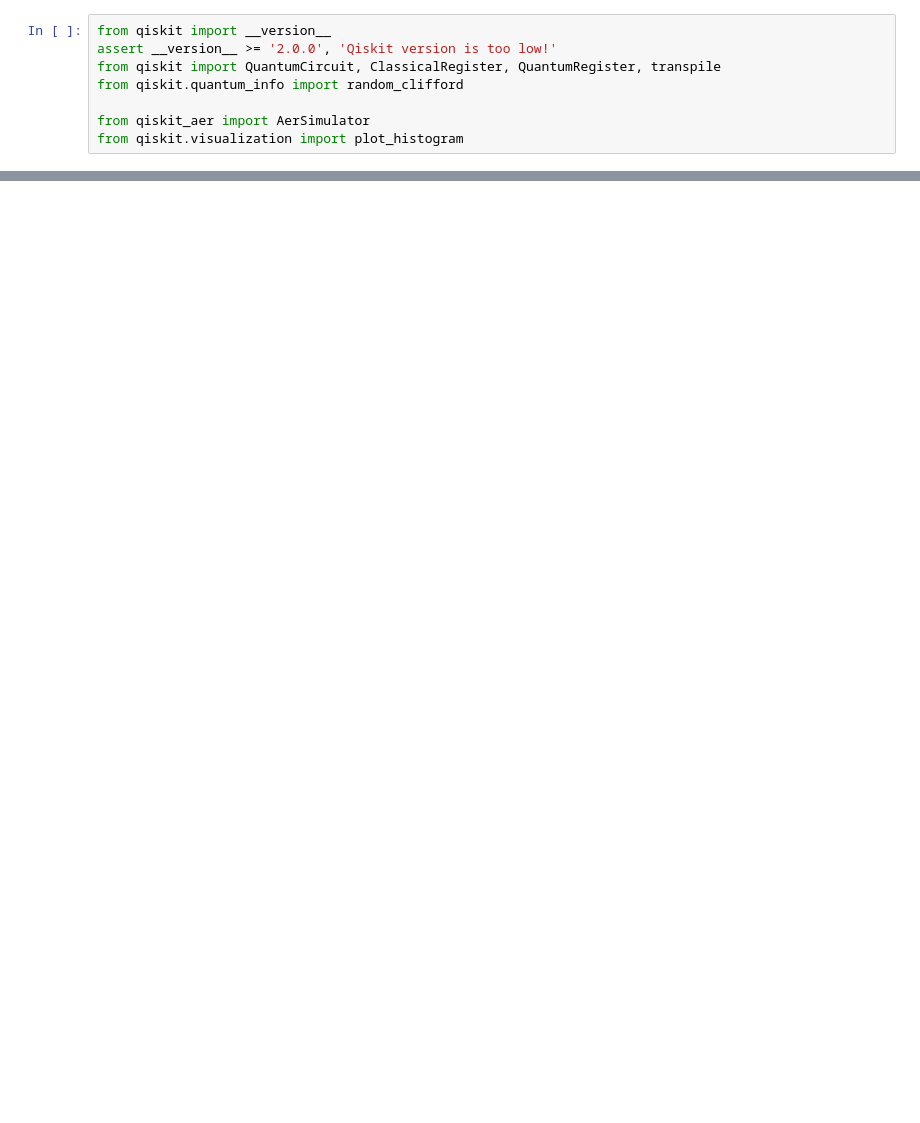
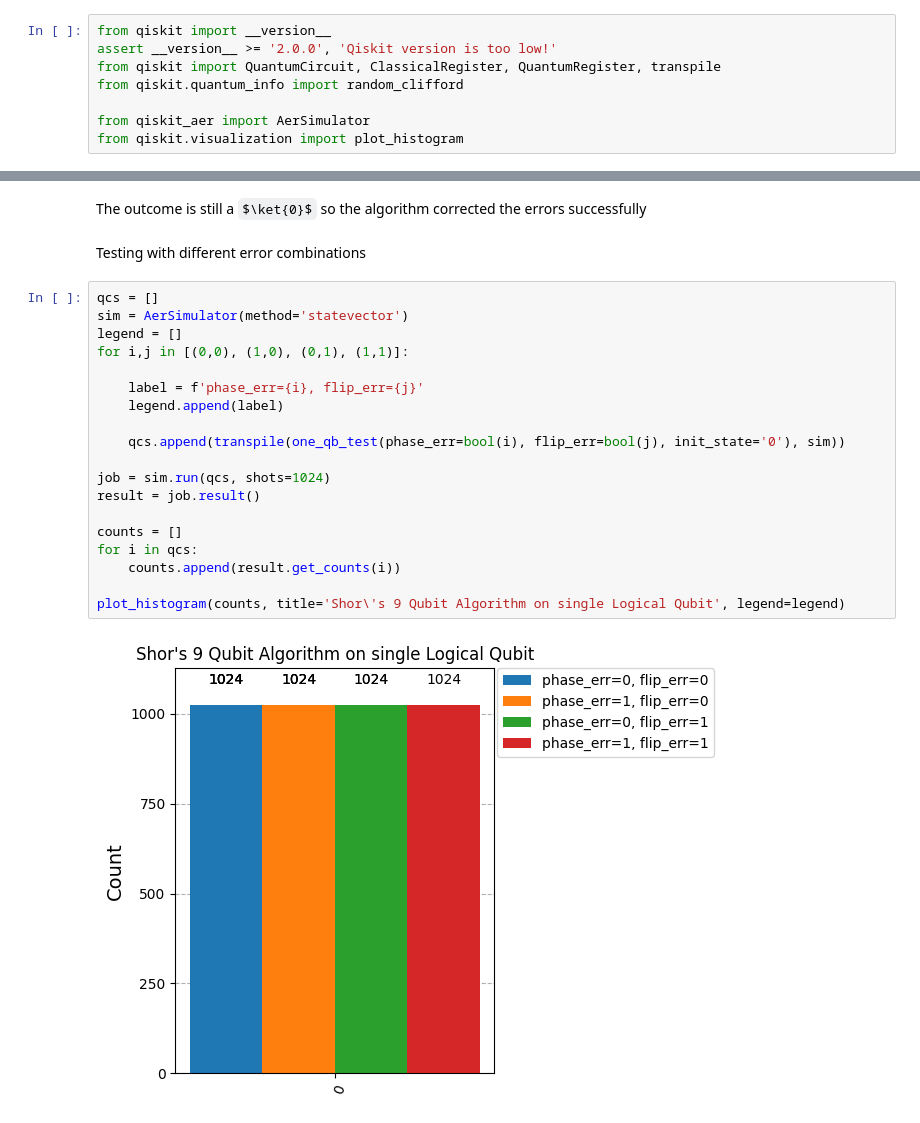
Before and after one commit to Yedi278/Quantum-Simulations, a Jupyter notebook: error_correction/shor's_9_qubit.ipynb, the cells around one changed output, grey strips where cells are left out. Cells and saved outputs as stored; diff of their text form; some formulas as TeX source; blank space fills up the shorter version.

```diff
--- a/error_correction/shor's_9_qubit.ipynb
+++ b/error_correction/shor's_9_qubit.ipynb
@@ -100,0 +107,25 @@ plot_histogram(counts, title='Shor\'s Algorithm 9 Qubits', bar_labels=False, fig
+# %% [markdown]
+The outcome is still a $\ket{0}$ so the algorithm corrected the errors successfully
+# %% [markdown]
+Testing with different error combinations
+# %%
+qcs = []
+sim = AerSimulator(method='statevector')
+legend = []
+for i,j in [(0,0), (1,0), (0,1), (1,1)]:
+
+    label = f'phase_err={i}, flip_err={j}'
+    legend.append(label)
+
+    qcs.append(transpile(one_qb_test(phase_err=bool(i), flip_err=bool(j), init_state='0'), sim))
+
+job = sim.run(qcs, shots=1024)
+result = job.result()
+
+counts = []
+for i in qcs:
+    counts.append(result.get_counts(i))
+
+plot_histogram(counts, title='Shor\'s 9 Qubit Algorithm on single Logical Qubit', legend=legend)
+# %% [output]
+[figure, added]
```
Also changed, not shown: parts of 10 cells of this notebook, 4 other files.
